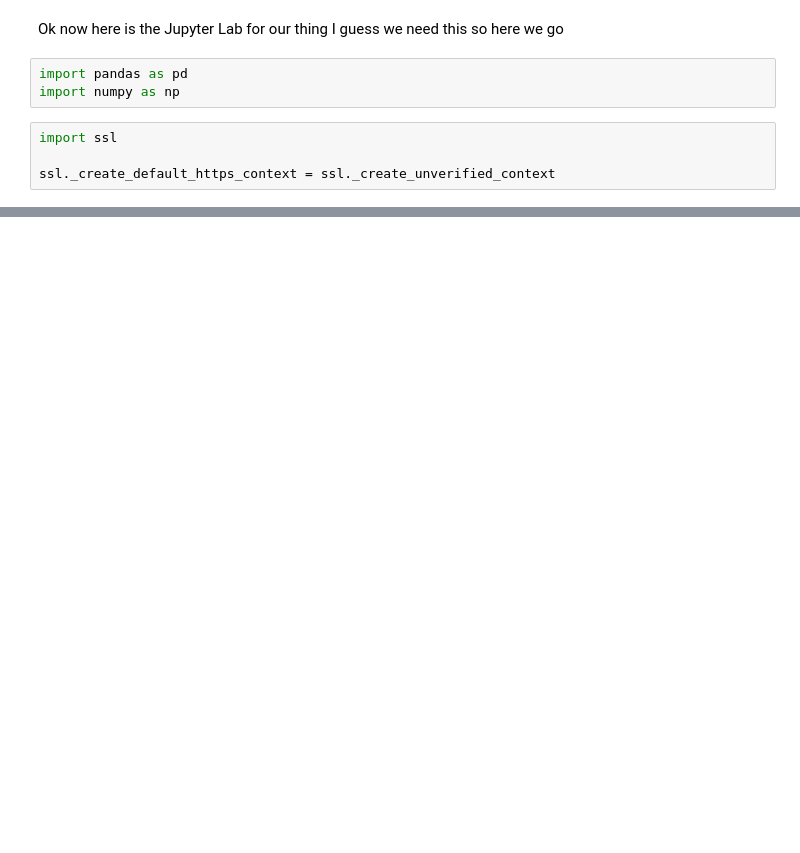
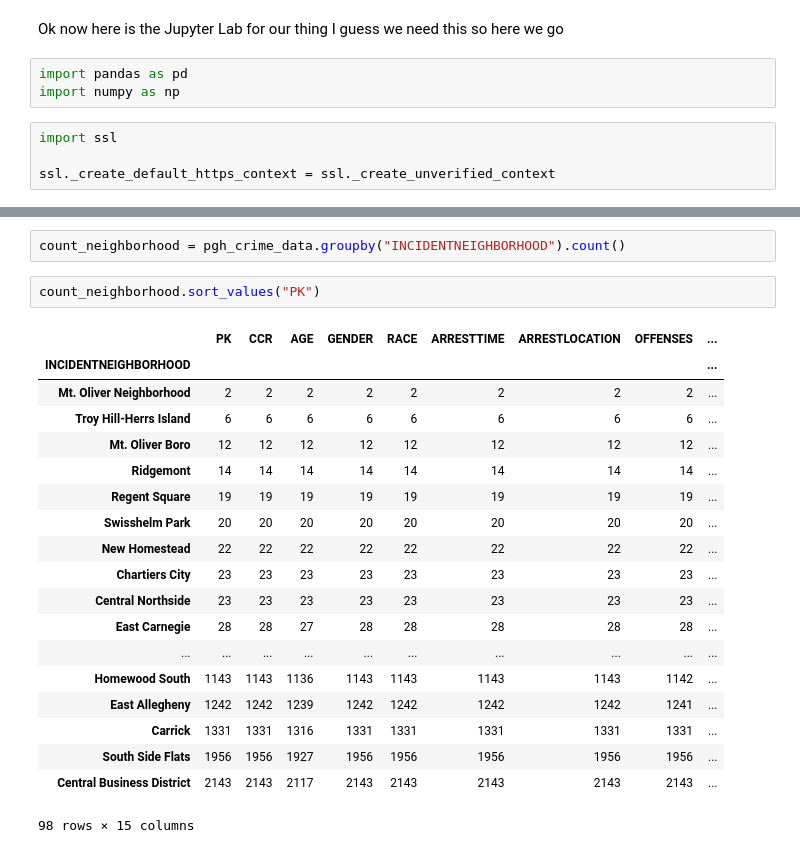
Before and after one commit to Thalsey/Club_Dub, a Jupyter notebook: main.ipynb, the cells around one changed output, grey strips where cells are left out. Drawn from its saved outputs; the diff is of its cells as text; blank space fills up the shorter version.

Commit message:
updated crime dataset

```diff
--- a/main.ipynb
+++ b/main.ipynb
@@ -18,3 +18,27 @@ pgh_crime_data.head()
 | 2 | 1974466 | 16144165 | 63.0 | F | B | 2016-08-03T16:45:00 | 900 Block Freeport RD Fox Chapel,... | 3929 Retail Theft. | 900 Block Freeport RD Fox Chapel,... | ... |
 | 3 | 1974550 | 16145257 | 25.0 | F | W | 2016-08-05T02:36:00 | Foreland ST & Cedar AV Pittsburgh... | 5503 Disorderly Conduct. / 5505 P... | Foreland ST & Cedar AV Pittsburgh... | ... |
 | 4 | 1974596 | 16145962 | 25.0 | M | B | 2016-08-06T02:00:00 | 900 Block Woodlow ST Pittsburgh, ... | 2702 Aggravated Assault. / 2705 R... | 900 Block Woodlow ST Pittsburgh, ... | ... |
+# %%
+count_neighborhood = pgh_crime_data.groupby("INCIDENTNEIGHBORHOOD").count()
+# %%
+count_neighborhood.sort_values("PK")
+# %% [output]
+|  | PK | CCR | AGE | GENDER | RACE | ARRESTTIME | ARRESTLOCATION | OFFENSES | ... |
+| INCIDENTNEIGHBORHOOD |  |  |  |  |  |  |  |  | ... |
+| Mt. Oliver Neighborhood | 2 | 2 | 2 | 2 | 2 | 2 | 2 | 2 | ... |
+| Troy Hill-Herrs Island | 6 | 6 | 6 | 6 | 6 | 6 | 6 | 6 | ... |
+| Mt. Oliver Boro | 12 | 12 | 12 | 12 | 12 | 12 | 12 | 12 | ... |
+| Ridgemont | 14 | 14 | 14 | 14 | 14 | 14 | 14 | 14 | ... |
+| Regent Square | 19 | 19 | 19 | 19 | 19 | 19 | 19 | 19 | ... |
+| Swisshelm Park | 20 | 20 | 20 | 20 | 20 | 20 | 20 | 20 | ... |
+| New Homestead | 22 | 22 | 22 | 22 | 22 | 22 | 22 | 22 | ... |
+| Chartiers City | 23 | 23 | 23 | 23 | 23 | 23 | 23 | 23 | ... |
+| Central Northside | 23 | 23 | 23 | 23 | 23 | 23 | 23 | 23 | ... |
+| East Carnegie | 28 | 28 | 27 | 28 | 28 | 28 | 28 | 28 | ... |
+| ... | ... | ... | ... | ... | ... | ... | ... | ... | ... |
+| Homewood South | 1143 | 1143 | 1136 | 1143 | 1143 | 1143 | 1143 | 1142 | ... |
+| East Allegheny | 1242 | 1242 | 1239 | 1242 | 1242 | 1242 | 1242 | 1241 | ... |
+| Carrick | 1331 | 1331 | 1316 | 1331 | 1331 | 1331 | 1331 | 1331 | ... |
+| South Side Flats | 1956 | 1956 | 1927 | 1956 | 1956 | 1956 | 1956 | 1956 | ... |
+| Central Business District | 2143 | 2143 | 2117 | 2143 | 2143 | 2143 | 2143 | 2143 | ... |
+98 rows × 15 columns
```
